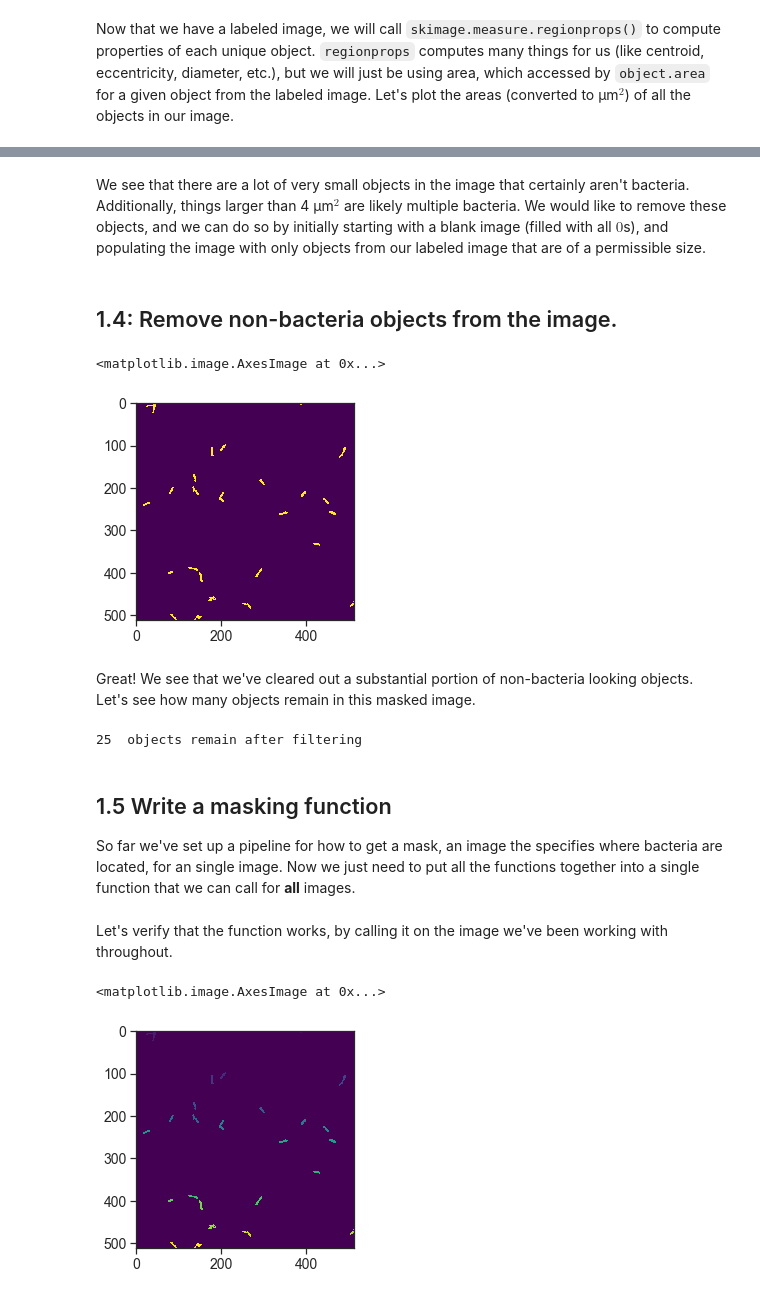
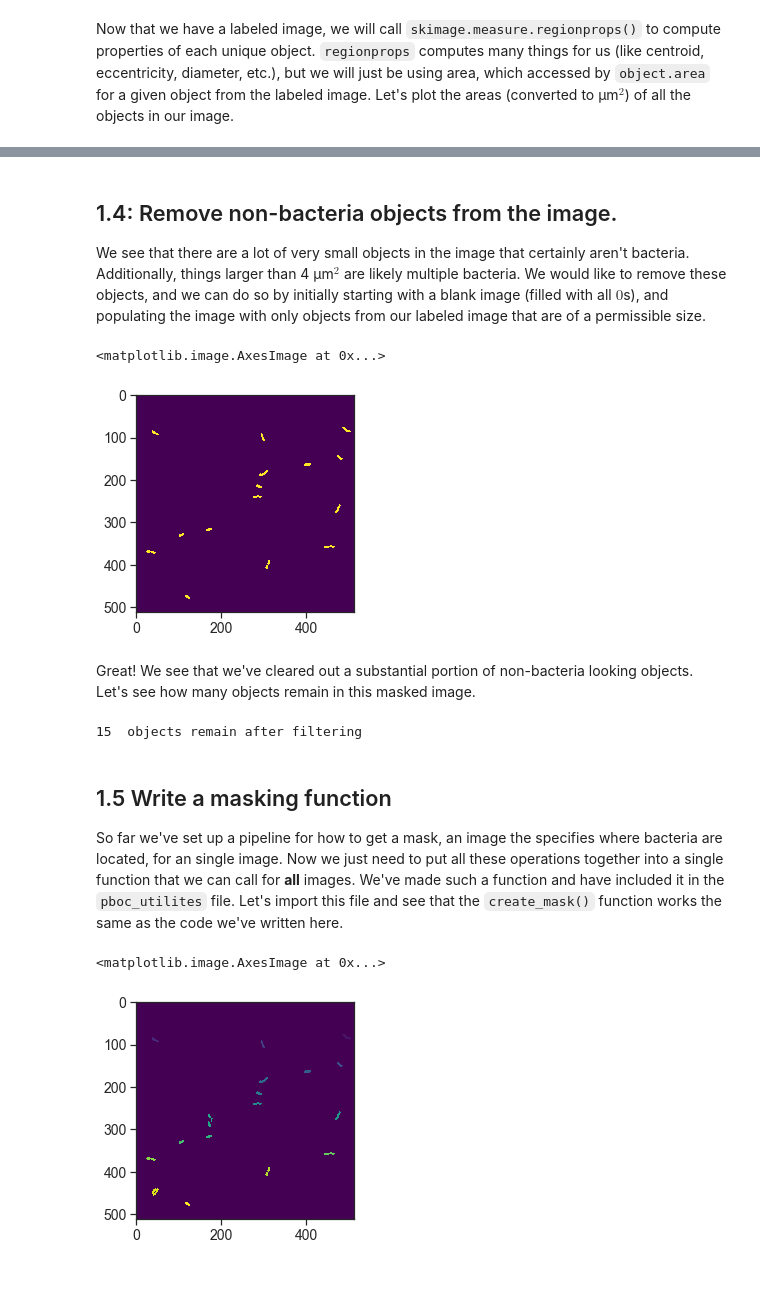
Before and after one commit to RPGroup-PBoC/gist_pboc_2019, a Jupyter notebook: code/lacI_titration_day1.ipynb, the cells around one changed output, grey strips where cells are left out. Drawn from its saved outputs; the diff is of its cells as text; code cells hidden in the pictures.

```diff
--- a/code/lacI_titration_day1.ipynb
+++ b/code/lacI_titration_day1.ipynb
@@ -39,10 +39,10 @@ import skimage.measure
 import skimage.filters
 import skimage.exposure
 # %%
-# Read an example phase contrast image
-im = skimage.io.imread('data/lacI_titration/O2_R22_phase_pos_19.tif')
+# read in an example phase contrast image
+im = skimage.io.imread('data/lacI_titration/O2_R124_phase_pos_02.tif')
 
-# Show the image
+# show the image
 plt.imshow(im)
 # %% [output]
 <matplotlib.image.AxesImage at 0x...>
@@ -153,7 +153,7 @@ Text(0,0.5,'count')
 # %% [markdown]
+## 1.4: Remove non-bacteria objects from the image.
+
 We see that there are a lot of very small objects in the image that certainly aren't bacteria. Additionally, things larger than 4 µm$^2$ are likely multiple bacteria. We would like to remove these objects, and we can do so by initially starting with a blank image (filled with all $0$s), and populating the image with only objects from our labeled image that are of a permissible size.
-# %% [markdown]
-## 1.4: Remove non-bacteria objects from the image.
 # %%
 # area thresholds for what we call a bacteria
 lower_area = 1 # µm^2
@@ -175,7 +175,7 @@ for obj in objs:
 plt.imshow(im_mask)
 # %% [output]
 <matplotlib.image.AxesImage at 0x...>
-[figure, old version]
+[figure, new version]
 # %% [markdown]
 Great! We see that we've cleared out a substantial portion of non-bacteria looking objects. Let's see how many objects remain in this masked image.
 # %%
@@ -185,8 +185,8 @@ im_mask_label = skimage.measure.label(im_mask)
 # print the number of object after size filtering
 print(im_mask_label.max(), ' objects remain after filtering')
 # %% [output]
-25  objects remain after filtering
+15  objects remain after filtering
 # %% [markdown]
 ## 1.5 Write a masking function
 
-So far we've set up a pipeline for how to get a mask, an image the specifies where bacteria are located, for an single image. Now we just need to put all the functions together into a single function that we can call for **all** images.
+So far we've set up a pipeline for how to get a mask, an image the specifies where bacteria are located, for an single image. Now we just need to put all these operations together into a single function that we can call for **all** images. We've made such a function and have included it in the `pboc_utilites` file. Let's import this file and see that the `create_mask()` function works the same as the code we've written here.
@@ -227,2 +192,0 @@ def create_mask(phase_image, gauss_radius = 50, threshold = -0.2, \
-# %% [markdown]
-Let's verify that the function works, by calling it on the image we've been working with throughout.
@@ -229,6 +195,7 @@ Let's verify that the function works, by calling it on the image we've been work
 # %%
-mask_test = create_mask(im)
-plt.imshow(mask_test)
+test_mask = pboc.create_mask(im)
+
+plt.imshow(test_mask)
 # %% [output]
 <matplotlib.image.AxesImage at 0x...>
-[figure, old version]
+[figure, new version]
```
Also changed, not shown: parts of 13 cells of this notebook, 6 other files.
